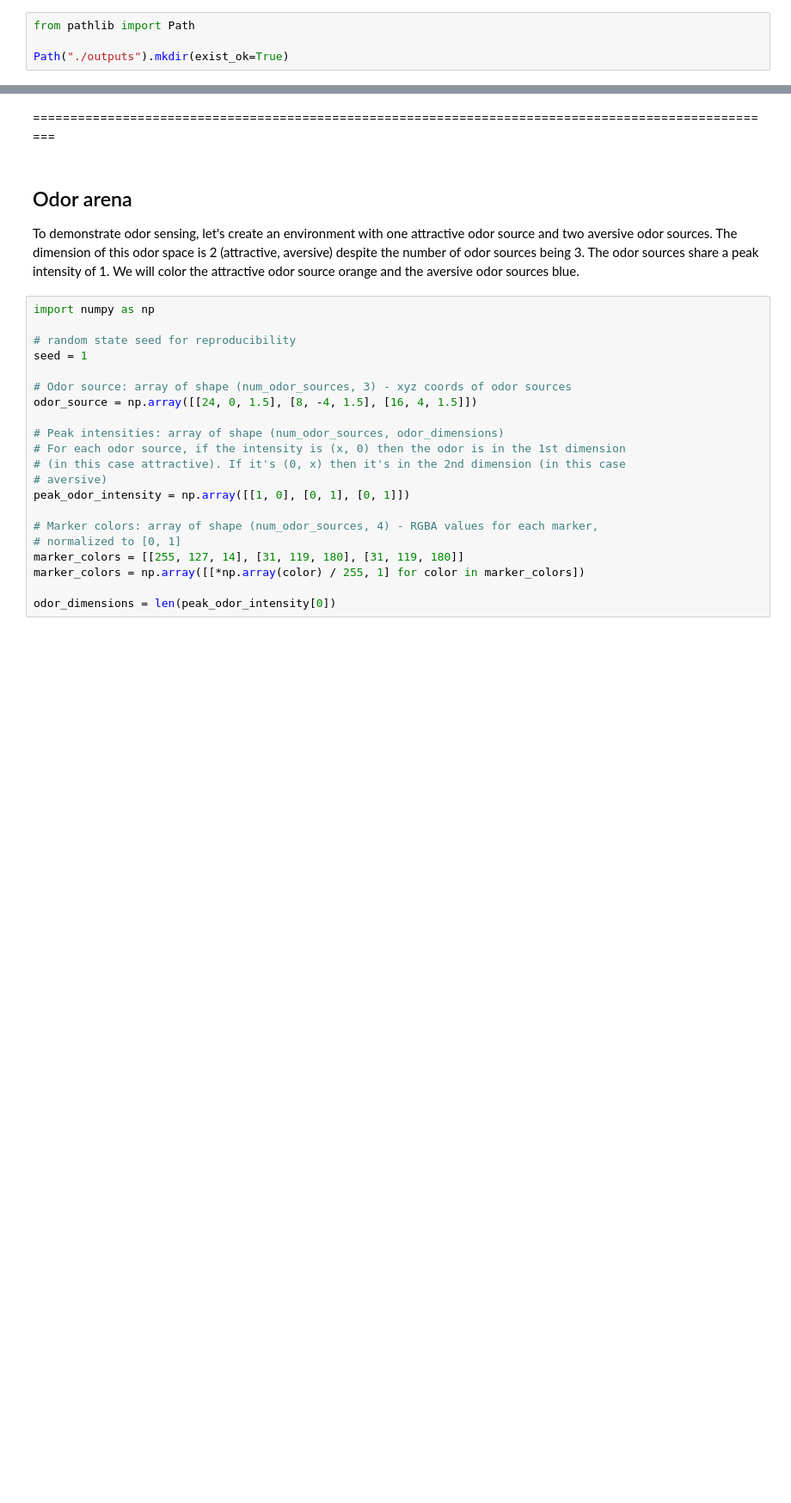
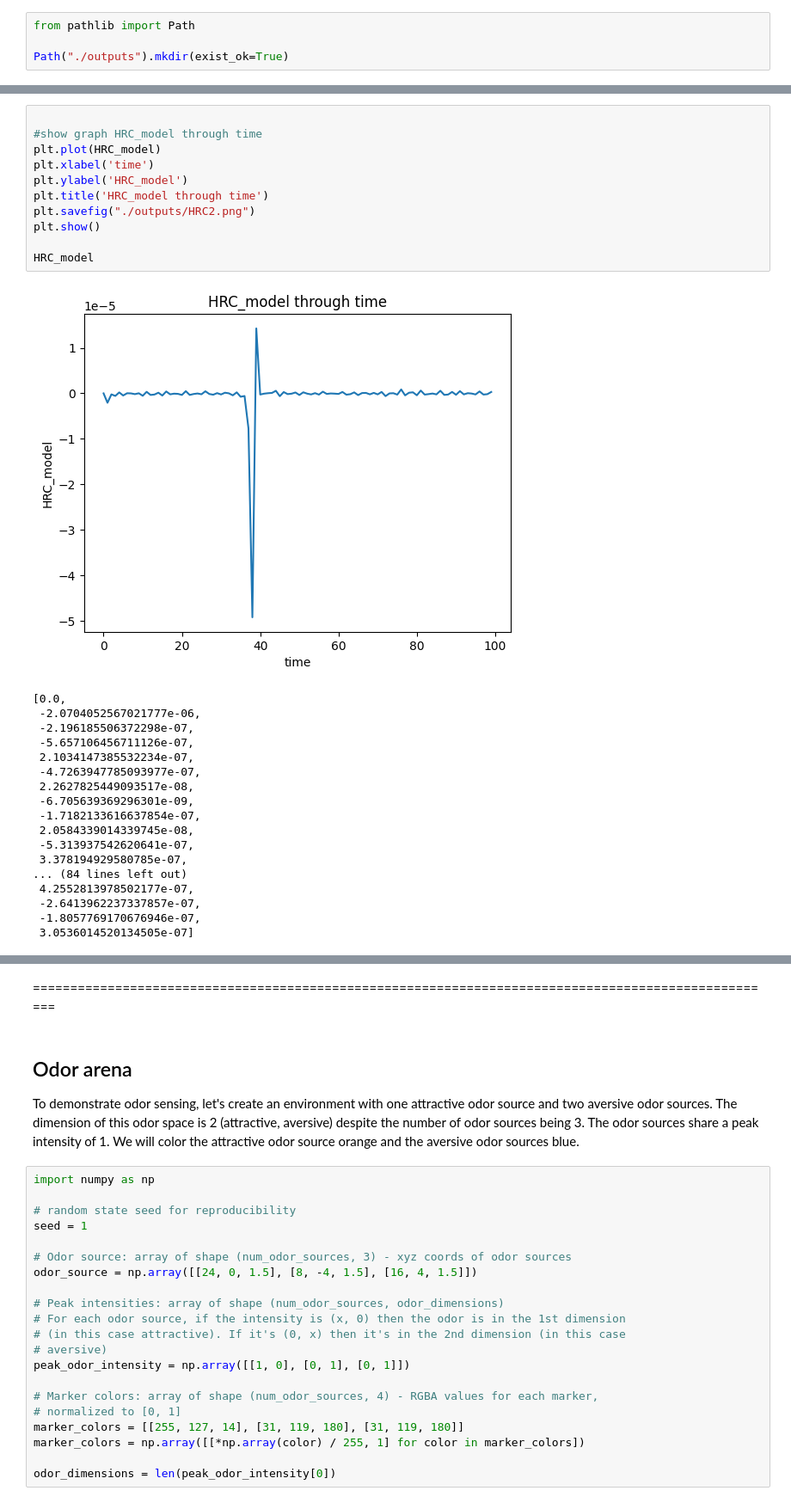
Before and after one commit to LeMonsieurPompidou/Cobar_olfactoryAlgorithm, a Jupyter notebook: Olfaction.ipynb, the cells around one changed output, grey strips where cells are left out. Shown: that part at 86% size. Drawn from its saved outputs; the diff is of its cells as text; blank space fills up the shorter version.

```diff
--- a/Olfaction.ipynb
+++ b/Olfaction.ipynb
@@ -75,0 +210,30 @@ fig.savefig("./outputs/vision_sim_env.png")
+# %%
+
+#show graph HRC_model through time
+plt.plot(HRC_model)
+plt.xlabel('time')
+plt.ylabel('HRC_model')
+plt.title('HRC_model through time')
+plt.savefig("./outputs/HRC2.png")
+plt.show()
+
+HRC_model
+# %% [output]
+[figure, added]
+[0.0,
+ -2.0704052567021777e-06,
+ -2.196185506372298e-07,
+ -5.657106456711126e-07,
+ 2.1034147385532234e-07,
+ -4.7263947785093977e-07,
+ 2.2627825449093517e-08,
+ -6.705639369296301e-09,
+ -1.7182133616637854e-07,
+ 2.0584339014339745e-08,
+ -5.313937542620641e-07,
+ 3.378194929580785e-07,
+... (84 lines left out)
+ 4.2552813978502177e-07,
+ -2.6413962237337857e-07,
+ -1.8057769170676946e-07,
+ 3.0536014520134505e-07]
```
Also changed, not shown: parts of 11 cells of this notebook, 19 other files.
